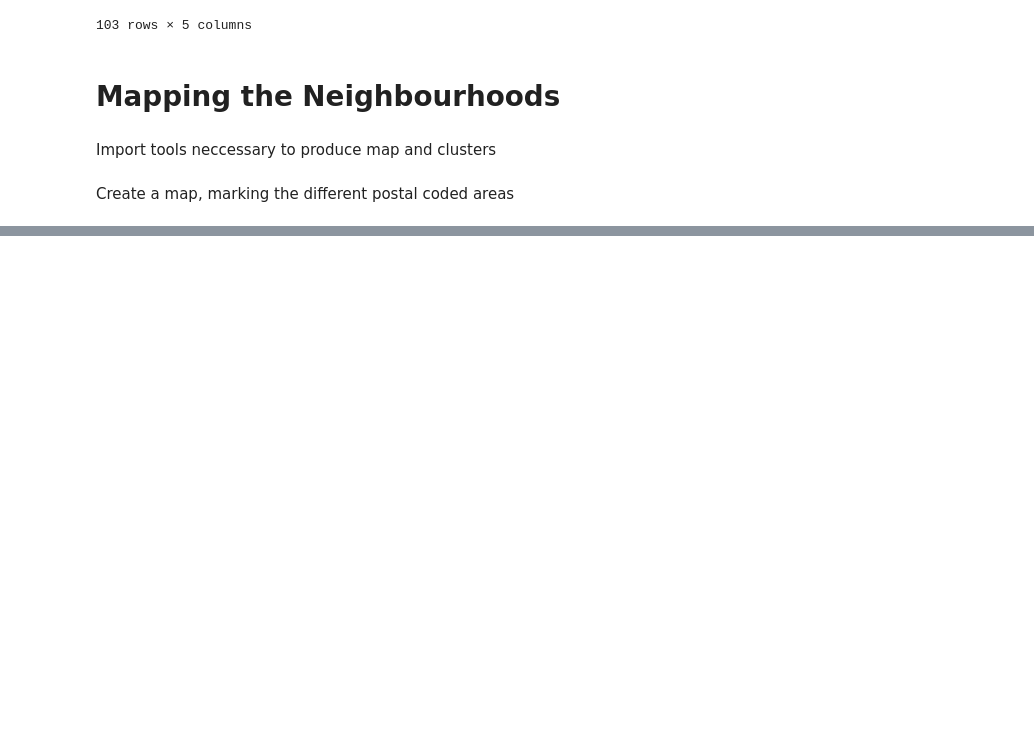
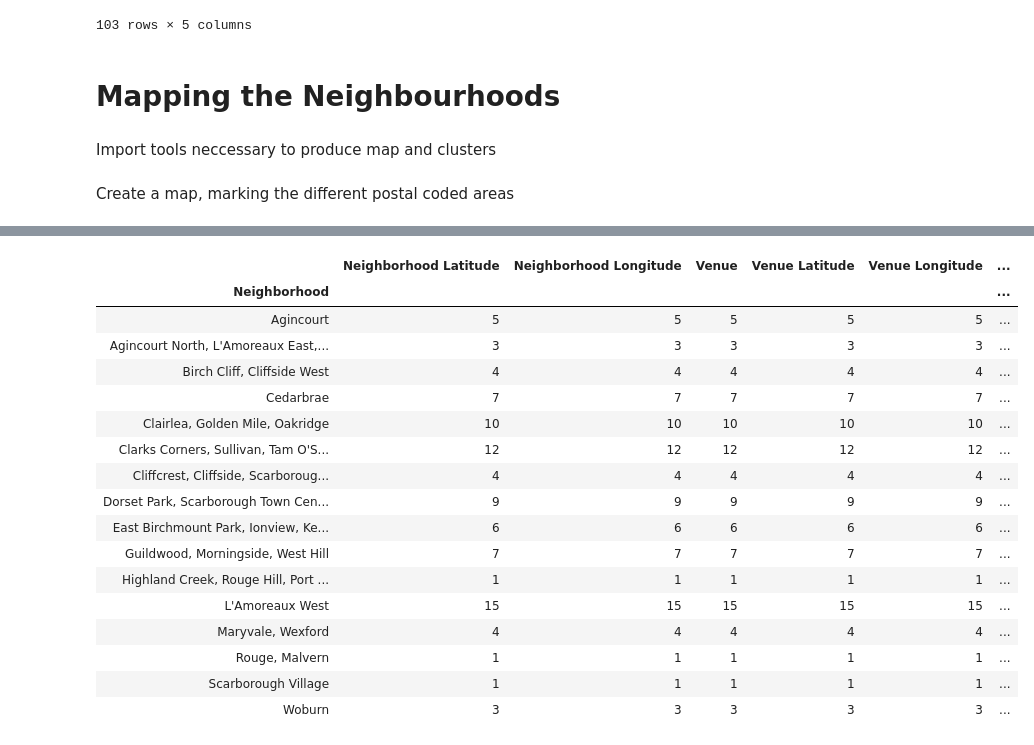
Before and after one commit to LafterFrankland/Coursera_Capstone, a Jupyter notebook: week3.ipynb, the cells around one changed output, grey strips where cells are left out. Drawn from its saved outputs; the diff is of its cells as text; code cells hidden in the pictures; blank space fills up the shorter version.

```diff
--- a/week3.ipynb
+++ b/week3.ipynb
@@ -158,3 +163,3 @@ Given any choice, we should expect to see that the markers would be clustered ar
 # %%
-Scarborough_data = df[df['Borough'] == 'Scarborough'].reset_index(drop=True)
-etobicoke_data = df[df['Borough'] == 'Etobicoke'].reset_index(drop=True)
+scarborough_data = df[df['Borough']=='Scarborough'].reset_index(drop = True)
+LIMIT = 20
@@ -168,15 +165,0 @@ longitude = location.longitude
-# %%
-scarborough_map = folium.Map(location=[latitude, longitude], zoom_start=10)
-
-for lat, lng, label in zip(Scarborough_data['Latitude'], Scarborough_data['Longitude'], Scarborough_data['Neighbourhood']):
-    label = folium.Popup(label, parse_html=True)
-    folium.CircleMarker(
-        [lat, lng],
-        radius=5,
-        popup=label,
-        color='blue',
-        fill=True,
-        fill_color='#3186cc',
-        fill_opacity=0.7,
-        parse_html=False).add_to(scarborough_map)
-scarborough_map
@@ -189,15 +165,0 @@ Taking another example in Etobicoke, using a similar method.
-# %%
-etobicoke_map = folium.Map(location=[latitude, longitude], zoom_start=10)
-
-for lat, lng, label in zip(etobicoke_data['Latitude'], etobicoke_data['Longitude'], etobicoke_data['Neighbourhood']):
-    label = folium.Popup(label, parse_html=True)
-    folium.CircleMarker(
-        [lat, lng],
-        radius=5,
-        popup=label,
-        color='blue',
-        fill=True,
-        fill_color='#3186cc',
-        fill_opacity=0.7,
-        parse_html=False).add_to(etobicoke_map)
-etobicoke_map
@@ -207,0 +206,5 @@ Again we see what we should expect, with a cluster on the western end of Toronto
+# %%
+scarborough_venues = getNearbyVenues(names=scarborough_data['Neighborhood'],
+                                   latitudes=scarborough_data['Latitude'],
+                                   longitudes=scarborough_data['Longitude']
+                                  )
@@ -207,0 +238,21 @@ Again we see what we should expect, with a cluster on the western end of Toronto
+# %%
+scarborough_venues.groupby('Neighborhood').count()
+# %% [output]
+|  | Neighborhood Latitude | Neighborhood Longitude | Venue | Venue Latitude | Venue Longitude | ... |
+| Neighborhood |  |  |  |  |  | ... |
+| Agincourt | 5 | 5 | 5 | 5 | 5 | ... |
+| Agincourt North, L'Amoreaux East,... | 3 | 3 | 3 | 3 | 3 | ... |
+| Birch Cliff, Cliffside West | 4 | 4 | 4 | 4 | 4 | ... |
+| Cedarbrae | 7 | 7 | 7 | 7 | 7 | ... |
+| Clairlea, Golden Mile, Oakridge | 10 | 10 | 10 | 10 | 10 | ... |
+| Clarks Corners, Sullivan, Tam O'S... | 12 | 12 | 12 | 12 | 12 | ... |
+| Cliffcrest, Cliffside, Scarboroug... | 4 | 4 | 4 | 4 | 4 | ... |
+| Dorset Park, Scarborough Town Cen... | 9 | 9 | 9 | 9 | 9 | ... |
+| East Birchmount Park, Ionview, Ke... | 6 | 6 | 6 | 6 | 6 | ... |
+| Guildwood, Morningside, West Hill | 7 | 7 | 7 | 7 | 7 | ... |
+| Highland Creek, Rouge Hill, Port ... | 1 | 1 | 1 | 1 | 1 | ... |
+| L'Amoreaux West | 15 | 15 | 15 | 15 | 15 | ... |
+| Maryvale, Wexford | 4 | 4 | 4 | 4 | 4 | ... |
+| Rouge, Malvern | 1 | 1 | 1 | 1 | 1 | ... |
+| Scarborough Village | 1 | 1 | 1 | 1 | 1 | ... |
+| Woburn | 3 | 3 | 3 | 3 | 3 | ... |
```
Also changed, not shown: parts of 28 cells of this notebook.
